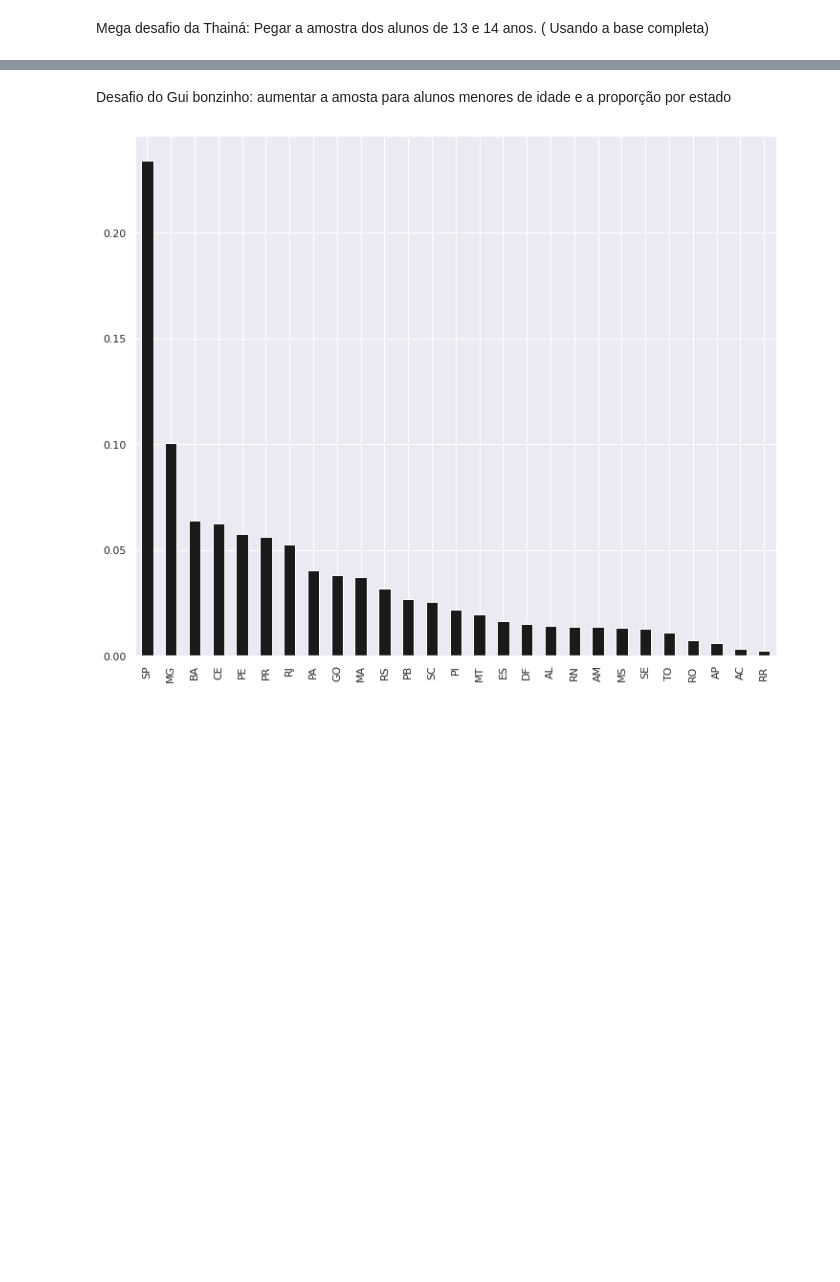
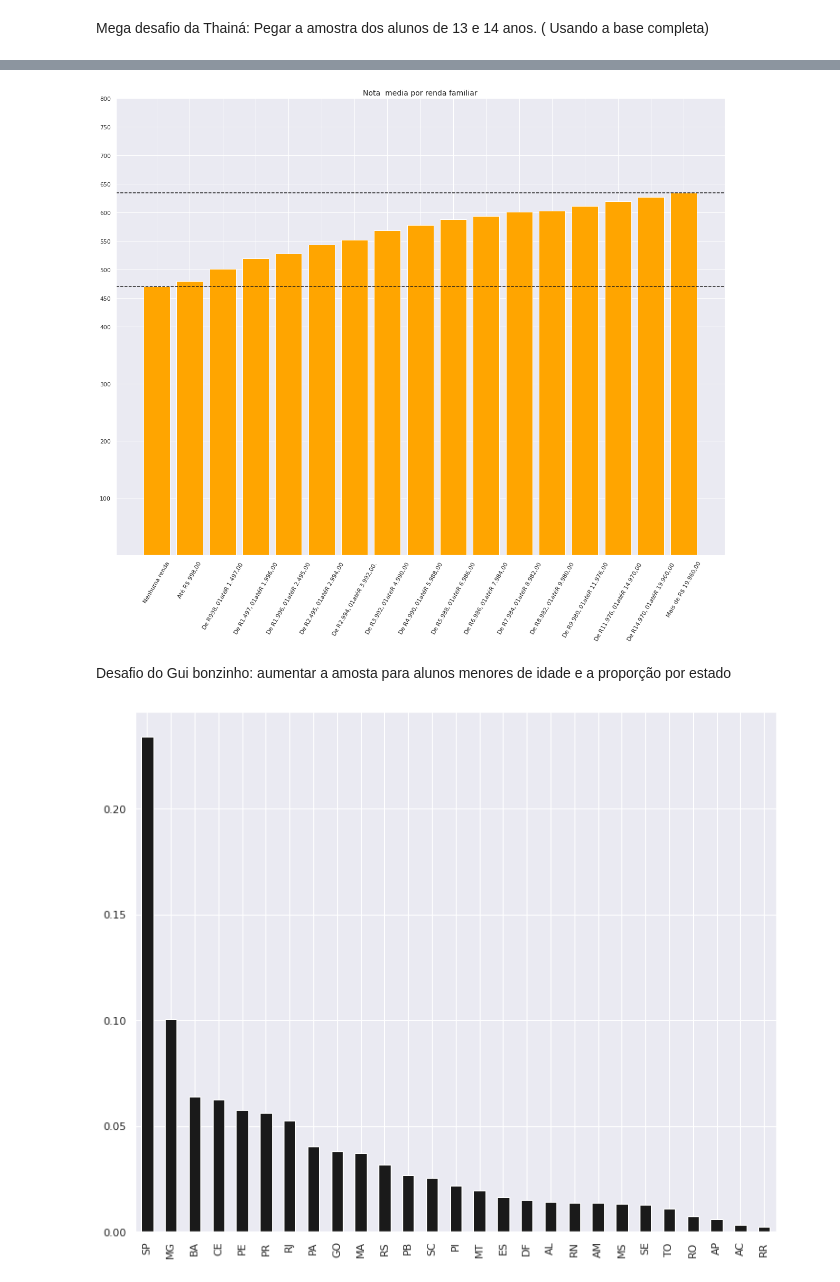
Before and after one commit to Igor-Arantes/Imersao-dados-alura, a Jupyter notebook: Imersão_Dados_Alura.ipynb, the cells around one changed output, grey strips where cells are left out. Cells and saved outputs as stored; diff of their text form; code cells hidden in the pictures; blank space fills up the shorter version.

```diff
--- a/Imersão_Dados_Alura.ipynb
+++ b/Imersão_Dados_Alura.ipynb
@@ -371,3 +380,64 @@ Mega desafio da Thainá: Pegar a amostra dos alunos de 13 e 14  anos. ( Usando a
+# %%
+rendas = {'A':'Nenhuma renda','B':'Até R$ 998,00','C':'De R$ 998,01 até R$ 1.497,00','D':'De R$ 1.497,01 até R$ 1.996,00','E':'De R$ 1.996,01 até R$ 2.495,00','F':'De R$ 2.495,01 até R$ 2.994,00','G':'De R$ 2.994,01 até R$ 3.992,00.','H':'De R$ 3.992,01 até R$ 4.990,00','I':'De R$ 4.990,01 até R$ 5.988,00','J':'De R$ 5.988,01 até R$ 6.986,00','K':'De R$ 6.986,01 até R$ 7.984,00','L':'De R$ 7.984,01 até R$ 8.982,00','M':'De R$ 8.982,01 até R$ 9.980,00','N':'De R$ 9.980,01 até R$ 11.976,00','O':'De R$ 11.976,01 até R$ 14.970,00','P':'De R$ 14.970,01 até R$ 19.960,00','Q':'Mais de R$ 19.960,00'}
+rendas_ticks =[]
+for i in rendas:
+  rendas_ticks.append(rendas[i])
+
+medias_renda = pd.DataFrame.from_dict(rendas,orient ='index')
+
+lista_media_renda = []
+for i in medias_renda.index:
+  lista_media_renda.append(round(dados_completos['NU_NOTA_CN'][dados_completos['Q006']==i].dropna().mean(),2))
+medias_renda['Media ciencias da natureza'] = lista_media_renda
+
+lista_media_renda = []
+for i in medias_renda.index:
+  lista_media_renda.append(round(dados_completos['NU_NOTA_CH'][dados_completos['Q006']==i].dropna().mean(),2))
+medias_renda['Media ciencias humanas'] = lista_media_renda
+
+lista_media_renda = []
+for i in medias_renda.index:
+  lista_media_renda.append(round(dados_completos['NU_NOTA_LC'][dados_completos['Q006']==i].dropna().mean(),2))
+medias_renda['Media liguagens e codigos'] = lista_media_renda
+
+lista_media_renda = []
+for i in medias_renda.index:
+  lista_media_renda.append(round(dados_completos['NU_NOTA_MT'][dados_completos['Q006']==i].dropna().mean(),2))
+medias_renda['Media matematica'] = lista_media_renda
+
+lista_media_renda = []
+for i in medias_renda.index:
+  lista_media_renda.append(round(dados_completos['NU_NOTA_REDACAO'][dados_completos['Q006']==i].dropna().mean(),2))
+medias_renda['Media redacao'] = lista_media_renda
+
+medias_renda['Media Geral'] = (medias_renda['Media redacao']+medias_renda['Media matematica']+medias_renda['Media liguagens e codigos']+medias_renda['Media ciencias humanas']+medias_renda['Media ciencias da natureza'])/5
+
+medias_renda.rename(columns={0:'Renda'})
+
+fig = plt.figure(figsize=(16,12))
+axis = fig.add_axes([0,0,1,1])
+
+
+plt.title('Nota  media por renda familiar', fontsize=14)
+media_geral = medias_renda['Media Geral']
+index=range(len(rendas_ticks))
+
+axis.grid(True)
+axis.bar(index,media_geral, color='orange')
+
+axis.set_yticks([100,200,300,400,450,500,550,600,650,700,750,800])
+axis.set_xticks(index)
+axis.set_xticklabels(rendas_ticks)
+plt.xticks(rotation=60)
+
+axis.axhline(max(medias_renda['Media Geral']),color='k',linestyle='--')
+axis.axhline(min(medias_renda['Media Geral']),color='k',linestyle='--')
+
+
+
+plt.show()
+# %% [output]
+[figure, added]
 # %% [markdown]
 Desafio do Gui bonzinho: aumentar a amosta para alunos menores de idade e a proporção por estado
 # %%
```
Also changed, not shown: parts of 16 cells of this notebook.
